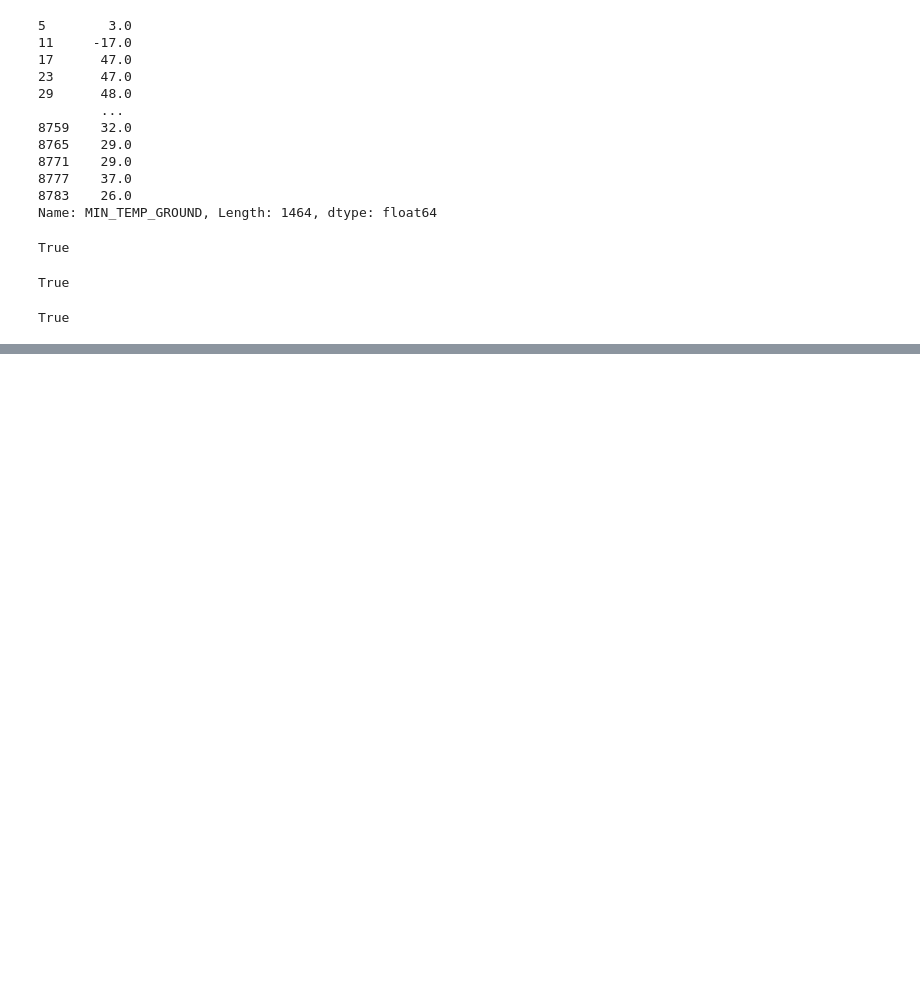
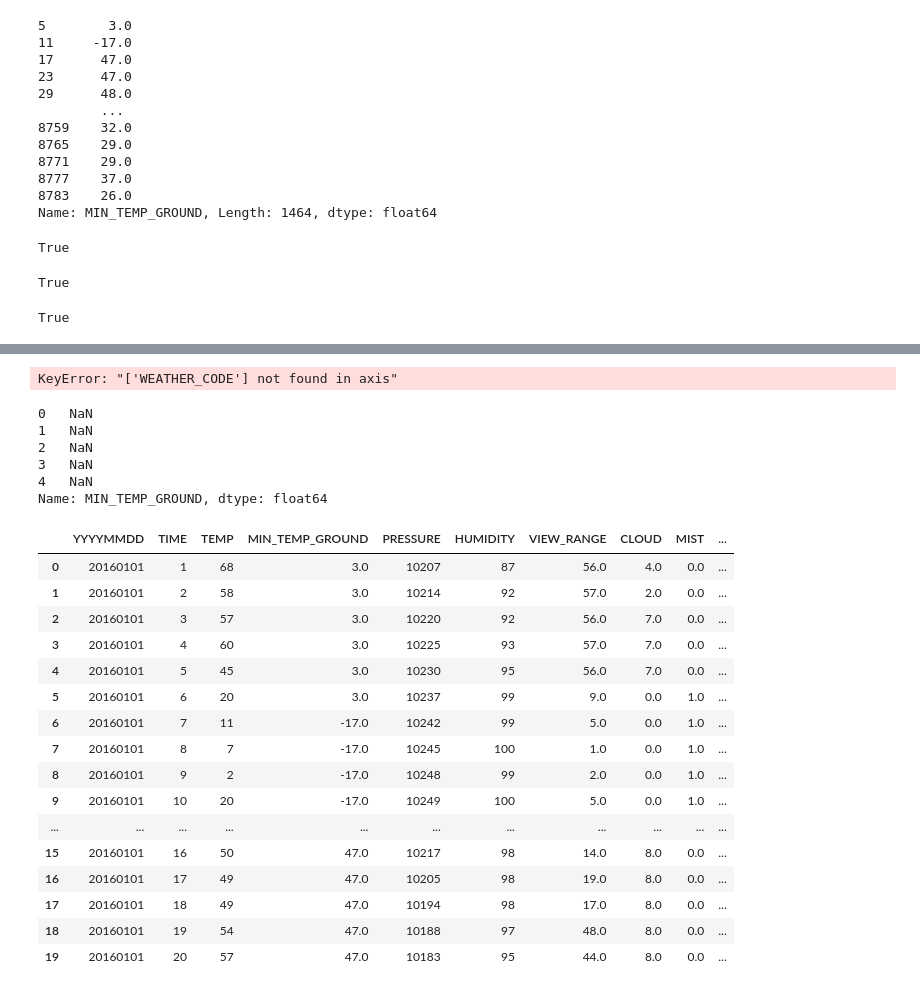
Before and after one commit to erickrex/python-cheatsheet, a Jupyter notebook: pandass_cleaning.ipynb, the cells around one changed output, grey strips where cells are left out. Saved outputs shown, nothing was run; the diff lists cells and outputs as text; code cells hidden in the pictures; blank space fills up the shorter version.

```diff
--- a/pandass_cleaning.ipynb
+++ b/pandass_cleaning.ipynb
@@ -166,0 +188,35 @@ True
+# %%
+df.drop(columns='WEATHER_CODE', inplace=True)
+# %% [output]
+KeyError: "['WEATHER_CODE'] not found in axis"
+# %%
+df['MIN_TEMP_GROUND'].head()
+# %% [output]
+0   NaN
+1   NaN
+2   NaN
+3   NaN
+4   NaN
+Name: MIN_TEMP_GROUND, dtype: float64
+# %%
+df['MIN_TEMP_GROUND'].fillna(method='bfill', inplace=True)
+# %%
+df.head(20)
+# %% [output]
+|  | YYYYMMDD | TIME | TEMP | MIN_TEMP_GROUND | PRESSURE | HUMIDITY | VIEW_RANGE | CLOUD | MIST | ... |
+| 0 | 20160101 | 1 | 68 | 3.0 | 10207 | 87 | 56.0 | 4.0 | 0.0 | ... |
+| 1 | 20160101 | 2 | 58 | 3.0 | 10214 | 92 | 57.0 | 2.0 | 0.0 | ... |
+| 2 | 20160101 | 3 | 57 | 3.0 | 10220 | 92 | 56.0 | 7.0 | 0.0 | ... |
+| 3 | 20160101 | 4 | 60 | 3.0 | 10225 | 93 | 57.0 | 7.0 | 0.0 | ... |
+| 4 | 20160101 | 5 | 45 | 3.0 | 10230 | 95 | 56.0 | 7.0 | 0.0 | ... |
+| 5 | 20160101 | 6 | 20 | 3.0 | 10237 | 99 | 9.0 | 0.0 | 1.0 | ... |
+| 6 | 20160101 | 7 | 11 | -17.0 | 10242 | 99 | 5.0 | 0.0 | 1.0 | ... |
+| 7 | 20160101 | 8 | 7 | -17.0 | 10245 | 100 | 1.0 | 0.0 | 1.0 | ... |
+| 8 | 20160101 | 9 | 2 | -17.0 | 10248 | 99 | 2.0 | 0.0 | 1.0 | ... |
+| 9 | 20160101 | 10 | 20 | -17.0 | 10249 | 100 | 5.0 | 0.0 | 1.0 | ... |
+| ... | ... | ... | ... | ... | ... | ... | ... | ... | ... | ... |
+| 15 | 20160101 | 16 | 50 | 47.0 | 10217 | 98 | 14.0 | 8.0 | 0.0 | ... |
+| 16 | 20160101 | 17 | 49 | 47.0 | 10205 | 98 | 19.0 | 8.0 | 0.0 | ... |
+| 17 | 20160101 | 18 | 49 | 47.0 | 10194 | 98 | 17.0 | 8.0 | 0.0 | ... |
+| 18 | 20160101 | 19 | 54 | 47.0 | 10188 | 97 | 48.0 | 8.0 | 0.0 | ... |
+| 19 | 20160101 | 20 | 57 | 47.0 | 10183 | 95 | 44.0 | 8.0 | 0.0 | ... |
```
Also changed, not shown: parts of 18 cells of this notebook, 1 other file.
